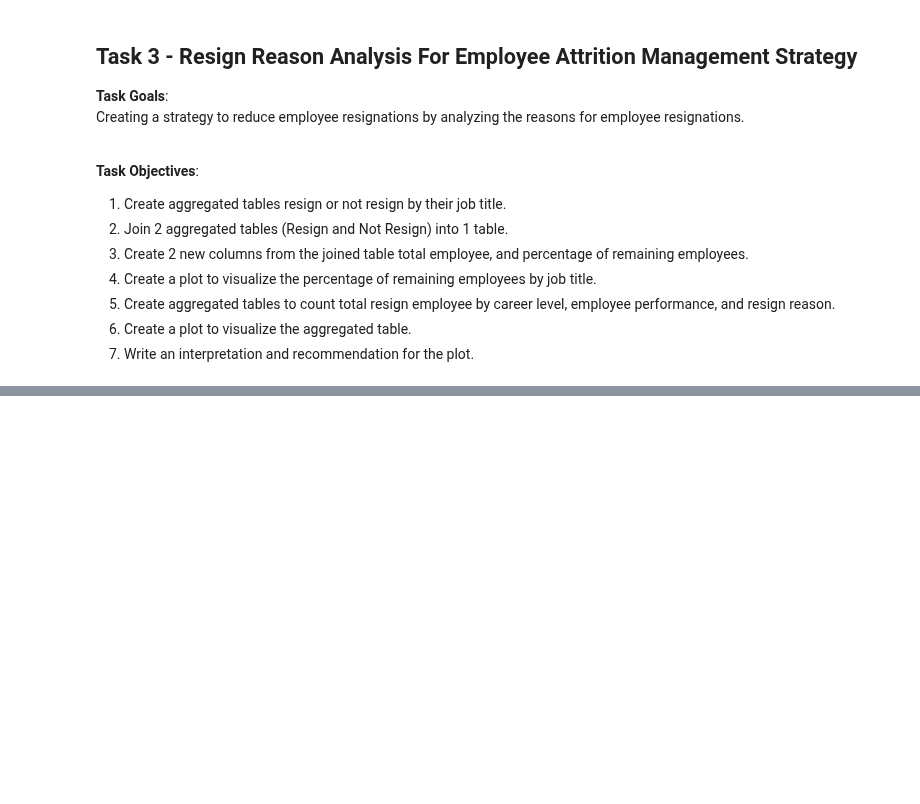
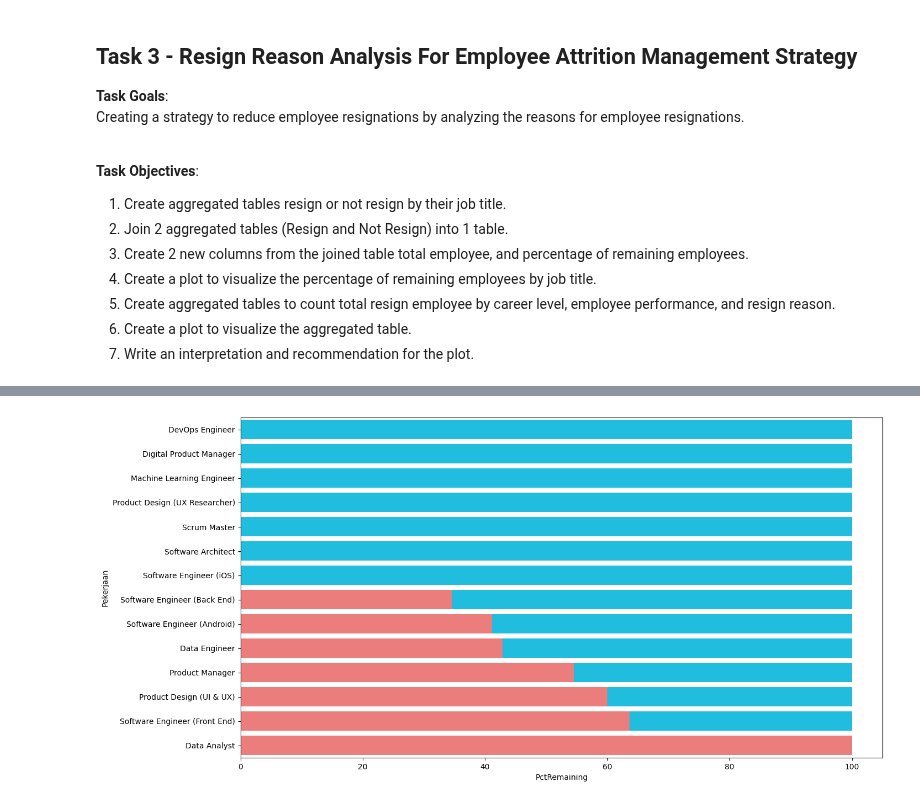
Before and after one commit to azaryasph/Improving-Employee-Retention-By-Predicting-Employee-Attrition-Using-Machine-Learning, a Jupyter notebook: notebook/predict_employee_attrition.ipynb, the cells around one changed output, grey strips where cells are left out. Saved outputs shown, nothing was run; the diff lists cells and outputs as text; code cells hidden in the pictures; blank space fills up the shorter version.

```diff
--- a/notebook/predict_employee_attrition.ipynb
+++ b/notebook/predict_employee_attrition.ipynb
@@ -549,3 +550,24 @@ Creating a strategy to reduce employee resignations by analyzing the reasons for
 5. Create aggregated tables to count total resign employee by career level, employee performance, and resign reason.
 6. Create a plot to visualize the aggregated table.
 7. Write an interpretation and recommendation for the plot.
+# %%
+job_byres = data_eda1.groupby('Pekerjaan')['Resign'].value_counts().reset_index(name='TotalResign')
+
+resign = job_byres[job_byres['Resign']=='Yes'].drop(columns='Resign')
+not_resign = job_byres[job_byres['Resign']=='No'].drop(columns='Resign')
+
+not_resign = not_resign.rename(columns={'TotalResign': 'TotalRemaining'})
+
+joinedres = pd.merge(resign, not_resign, on='Pekerjaan', how='outer')
+
+joinedres.fillna(0, inplace=True)
+
+joinedres['TotalResign'] = joinedres['TotalResign'].astype(int)
+
+joinedres['TotalEmployee'] = joinedres['TotalRemaining'] - joinedres['TotalResign']
+
+joinedres['PercentageRemaining'] = round((joinedres['TotalEmployee'] / joinedres['TotalRemaining']) * 100, 2)
+
+joinedres['PercentageResign'] = round((joinedres['TotalResign'] / joinedres['TotalRemaining']) * 100, 2)
+
+joinedres
@@ -551,0 +590,25 @@ Creating a strategy to reduce employee resignations by analyzing the reasons for
+# %%
+fpc = joinedres.copy()
+fpc['PctRemaining'] = 100
+fpc = fpc.sort_values(by='PercentageResign')
+
+
+plt.figure(figsize=(15, 8))
+sns.barplot(
+    x='PctRemaining',
+    y='Pekerjaan',
+    data=fpc,
+    color='#00D2FF'
+)
+
+sns.barplot(
+    x='PercentageResign',
+    y='Pekerjaan',
+    data=fpc,
+    color='#FD6B6B',
+    # order=porder
+)
+
+plt.show()
+# %% [output]
+[figure, added]
```
Also changed, not shown: parts of 8 cells of this notebook.
